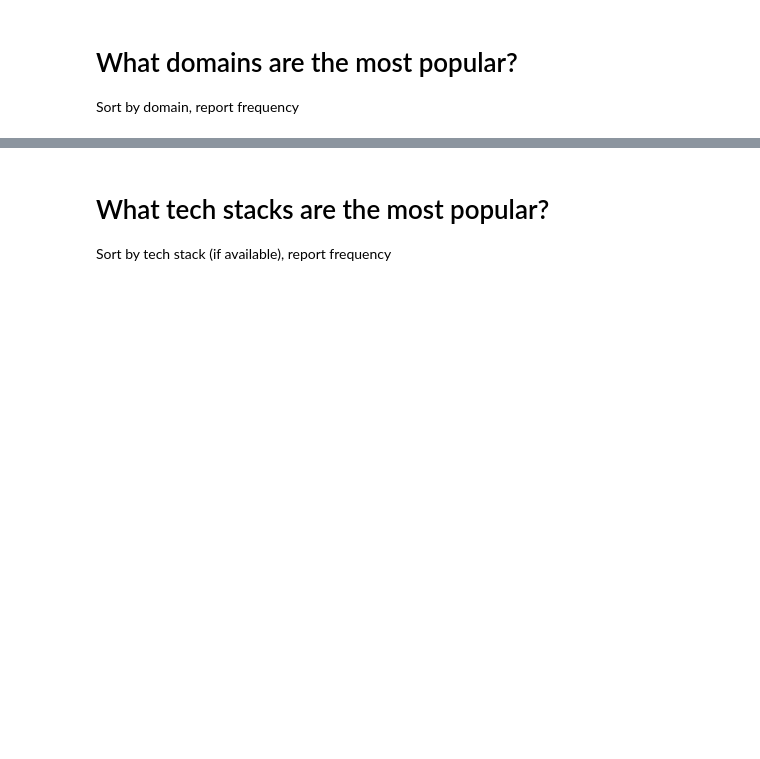
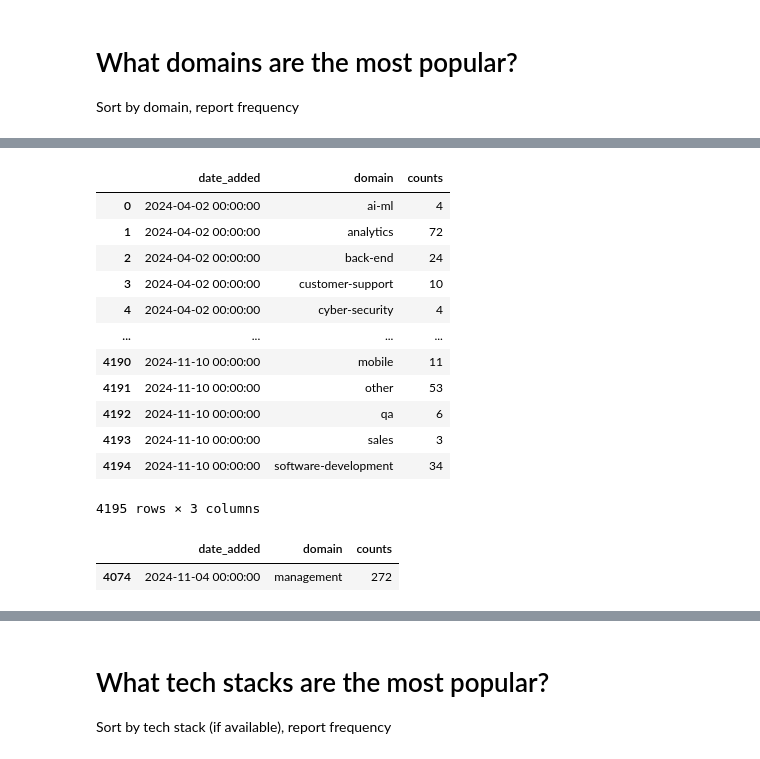
Before and after one commit to m2ger2020/listings, a Jupyter notebook: projekt.ipynb, the cells around one changed output, grey strips where cells are left out. Cells and saved outputs as stored; diff of their text form; code cells hidden in the pictures; blank space fills up the shorter version.

```diff
--- a/projekt.ipynb
+++ b/projekt.ipynb
@@ -194,0 +217,23 @@ Sort by domain, report frequency
+# %%
+domain_counts_daily=data.groupby(['date_added','domain'])['domain'].count()
+domain_counts_daily=domain_counts_daily.reset_index(name='counts')
+domain_counts_daily
+# %% [output]
+|  | date_added | domain | counts |
+| 0 | 2024-04-02 00:00:00 | ai-ml | 4 |
+| 1 | 2024-04-02 00:00:00 | analytics | 72 |
+| 2 | 2024-04-02 00:00:00 | back-end | 24 |
+| 3 | 2024-04-02 00:00:00 | customer-support | 10 |
+| 4 | 2024-04-02 00:00:00 | cyber-security | 4 |
+| ... | ... | ... | ... |
+| 4190 | 2024-11-10 00:00:00 | mobile | 11 |
+| 4191 | 2024-11-10 00:00:00 | other | 53 |
+| 4192 | 2024-11-10 00:00:00 | qa | 6 |
+| 4193 | 2024-11-10 00:00:00 | sales | 3 |
+| 4194 | 2024-11-10 00:00:00 | software-development | 34 |
+4195 rows × 3 columns
+# %%
+domain_counts_daily[domain_counts_daily['counts']==272]
+# %% [output]
+|  | date_added | domain | counts |
+| 4074 | 2024-11-04 00:00:00 | management | 272 |
```
Also changed, not shown: parts of 13 cells of this notebook.
